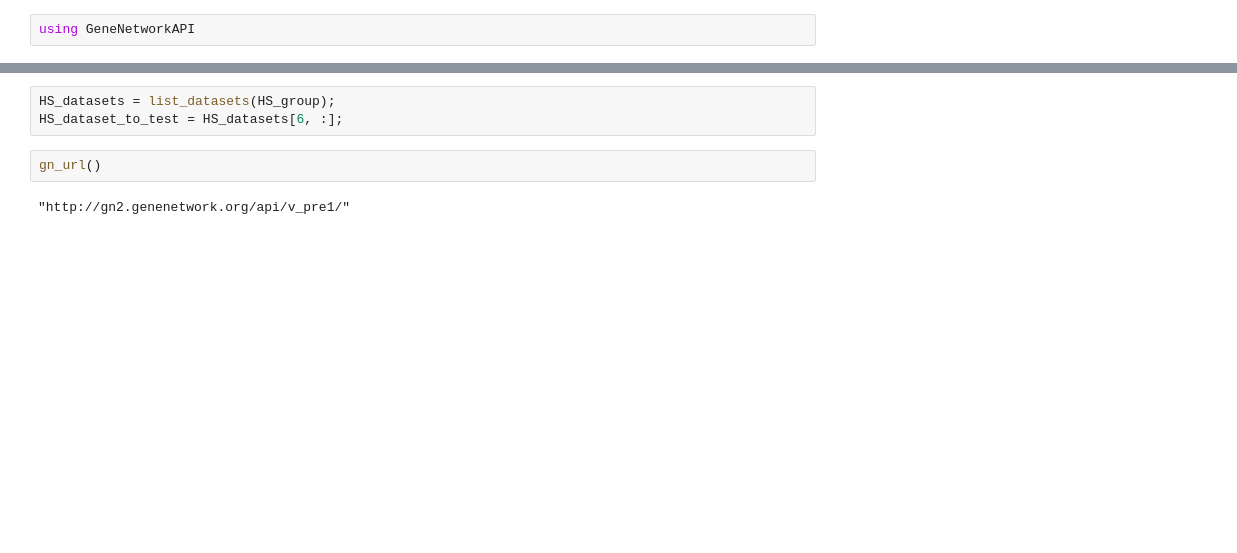
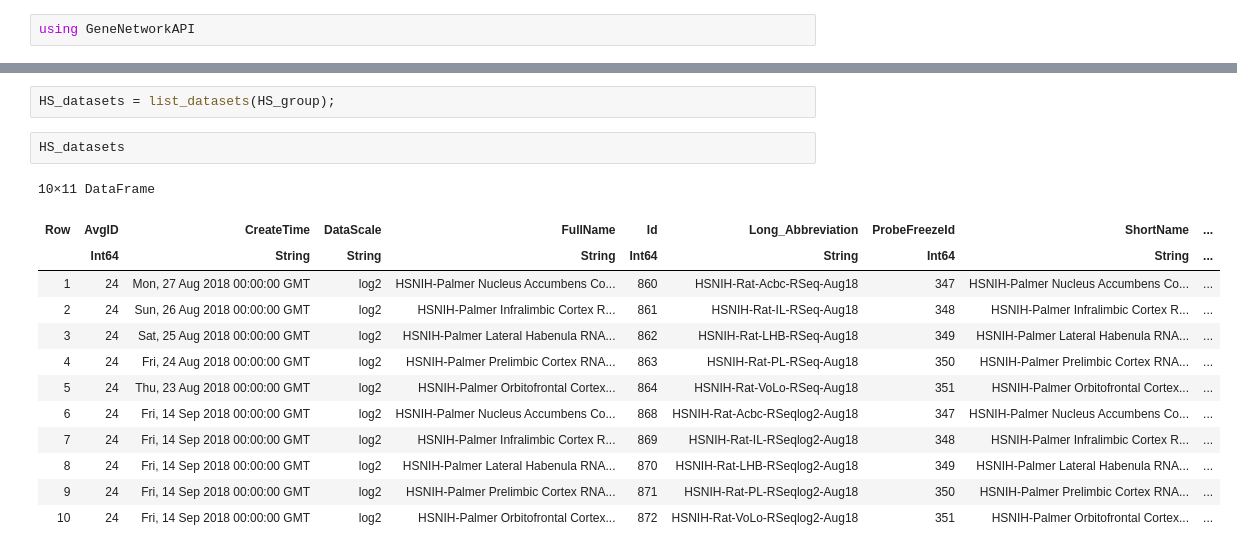
Before and after one commit to learningMalanya/BulkLMM_Analyses, a Jupyter notebook: HS-Palmer/Test_HS.ipynb, the cells around one changed output, grey strips where cells are left out. Saved outputs shown, nothing was run; the diff lists cells and outputs as text; blank space fills up the shorter version.

```diff
--- a/HS-Palmer/Test_HS.ipynb
+++ b/HS-Palmer/Test_HS.ipynb
@@ -10,8 +10,19 @@ HS_group = Rats_groups[4, :Name];
 # %%
 HS_datasets = list_datasets(HS_group);
-HS_dataset_to_test = HS_datasets[6, :];
-# %%
-gn_url()
-# %% [output]
-"http://gn2.genenetwork.org/api/v_pre1/"
+# %%
+HS_datasets
+# %% [output]
+10×11 DataFrame
+| Row | AvgID | CreateTime | DataScale | FullName | Id | Long_Abbreviation | ProbeFreezeId | ShortName | ... |
+|  | Int64 | String | String | String | Int64 | String | Int64 | String | ... |
+| 1 | 24 | Mon, 27 Aug 2018 00:00:00 GMT | log2 | HSNIH-Palmer Nucleus Accumbens Co... | 860 | HSNIH-Rat-Acbc-RSeq-Aug18 | 347 | HSNIH-Palmer Nucleus Accumbens Co... | ... |
+| 2 | 24 | Sun, 26 Aug 2018 00:00:00 GMT | log2 | HSNIH-Palmer Infralimbic Cortex R... | 861 | HSNIH-Rat-IL-RSeq-Aug18 | 348 | HSNIH-Palmer Infralimbic Cortex R... | ... |
+| 3 | 24 | Sat, 25 Aug 2018 00:00:00 GMT | log2 | HSNIH-Palmer Lateral Habenula RNA... | 862 | HSNIH-Rat-LHB-RSeq-Aug18 | 349 | HSNIH-Palmer Lateral Habenula RNA... | ... |
+| 4 | 24 | Fri, 24 Aug 2018 00:00:00 GMT | log2 | HSNIH-Palmer Prelimbic Cortex RNA... | 863 | HSNIH-Rat-PL-RSeq-Aug18 | 350 | HSNIH-Palmer Prelimbic Cortex RNA... | ... |
+| 5 | 24 | Thu, 23 Aug 2018 00:00:00 GMT | log2 | HSNIH-Palmer Orbitofrontal Cortex... | 864 | HSNIH-Rat-VoLo-RSeq-Aug18 | 351 | HSNIH-Palmer Orbitofrontal Cortex... | ... |
+| 6 | 24 | Fri, 14 Sep 2018 00:00:00 GMT | log2 | HSNIH-Palmer Nucleus Accumbens Co... | 868 | HSNIH-Rat-Acbc-RSeqlog2-Aug18 | 347 | HSNIH-Palmer Nucleus Accumbens Co... | ... |
+| 7 | 24 | Fri, 14 Sep 2018 00:00:00 GMT | log2 | HSNIH-Palmer Infralimbic Cortex R... | 869 | HSNIH-Rat-IL-RSeqlog2-Aug18 | 348 | HSNIH-Palmer Infralimbic Cortex R... | ... |
+| 8 | 24 | Fri, 14 Sep 2018 00:00:00 GMT | log2 | HSNIH-Palmer Lateral Habenula RNA... | 870 | HSNIH-Rat-LHB-RSeqlog2-Aug18 | 349 | HSNIH-Palmer Lateral Habenula RNA... | ... |
+| 9 | 24 | Fri, 14 Sep 2018 00:00:00 GMT | log2 | HSNIH-Palmer Prelimbic Cortex RNA... | 871 | HSNIH-Rat-PL-RSeqlog2-Aug18 | 350 | HSNIH-Palmer Prelimbic Cortex RNA... | ... |
+| 10 | 24 | Fri, 14 Sep 2018 00:00:00 GMT | log2 | HSNIH-Palmer Orbitofrontal Cortex... | 872 | HSNIH-Rat-VoLo-RSeqlog2-Aug18 | 351 | HSNIH-Palmer Orbitofrontal Cortex... | ... |
 # %%
```
Also changed, not shown: parts of 17 cells of this notebook.
